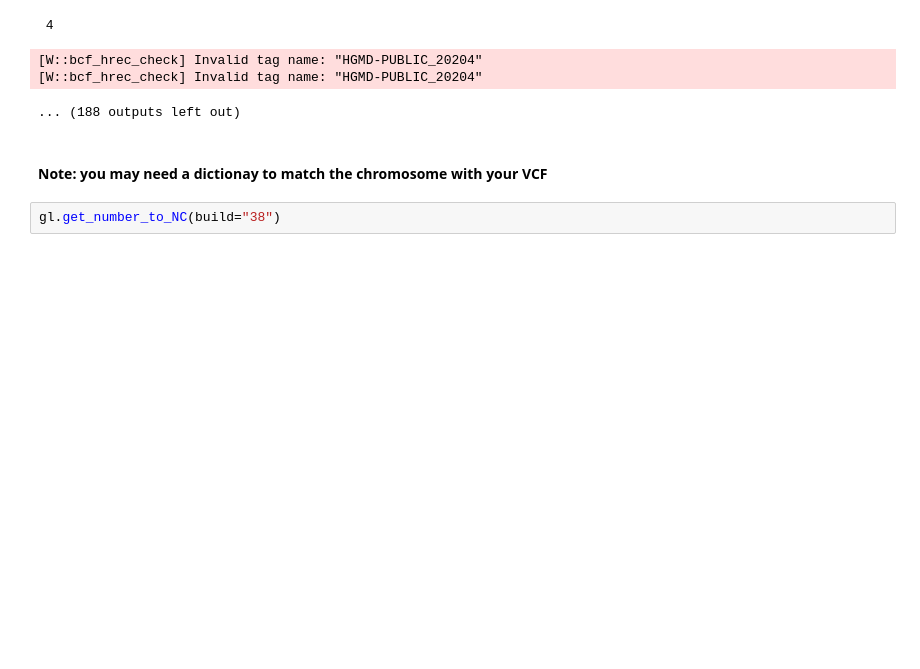
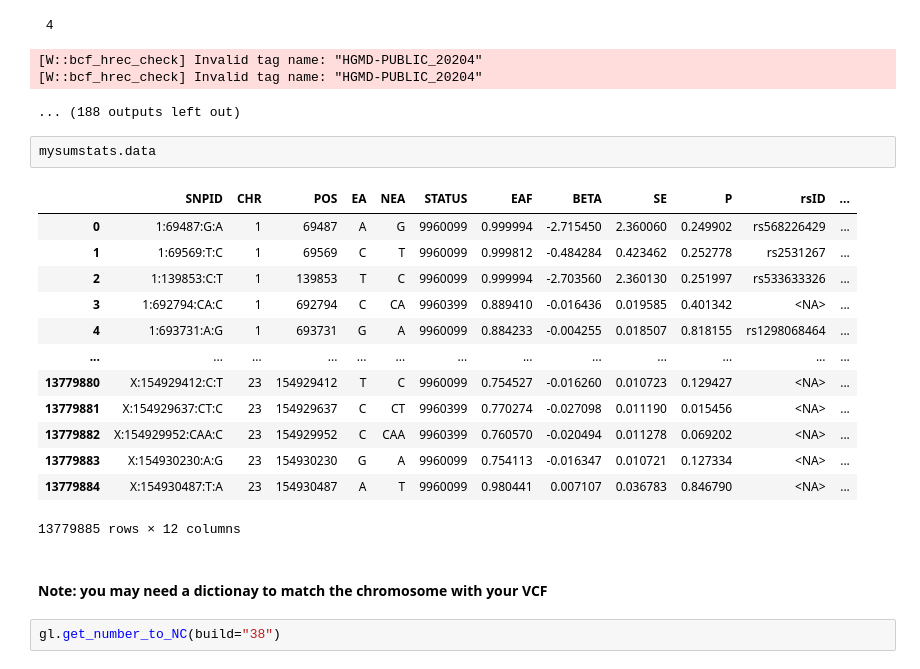
Before and after one commit to rejuve-bio/galaxy-gwas-tools, a Jupyter notebook: Gwaslab/harmonization_rsid.ipynb, the cells around one changed output. Saved outputs shown, nothing was run; the diff lists cells and outputs as text; blank space fills up the shorter version.

```diff
--- a/Gwaslab/harmonization_rsid.ipynb
+++ b/Gwaslab/harmonization_rsid.ipynb
@@ -252,6 +252,22 @@ print("Assignment complete!")
 [W::bcf_hrec_check] Invalid tag name: "HGMD-PUBLIC_20204"
 [W::bcf_hrec_check] Invalid tag name: "HGMD-PUBLIC_20204"
 ... (188 outputs left out)
+# %%
+mysumstats.data
+# %% [output]
+|  | SNPID | CHR | POS | EA | NEA | STATUS | EAF | BETA | SE | P | rsID | ... |
+| 0 | 1:69487:G:A | 1 | 69487 | A | G | 9960099 | 0.999994 | -2.715450 | 2.360060 | 0.249902 | rs568226429 | ... |
+| 1 | 1:69569:T:C | 1 | 69569 | C | T | 9960099 | 0.999812 | -0.484284 | 0.423462 | 0.252778 | rs2531267 | ... |
+| 2 | 1:139853:C:T | 1 | 139853 | T | C | 9960099 | 0.999994 | -2.703560 | 2.360130 | 0.251997 | rs533633326 | ... |
+| 3 | 1:692794:CA:C | 1 | 692794 | C | CA | 9960399 | 0.889410 | -0.016436 | 0.019585 | 0.401342 | <NA> | ... |
+| 4 | 1:693731:A:G | 1 | 693731 | G | A | 9960099 | 0.884233 | -0.004255 | 0.018507 | 0.818155 | rs1298068464 | ... |
+| ... | ... | ... | ... | ... | ... | ... | ... | ... | ... | ... | ... | ... |
+| 13779880 | X:154929412:C:T | 23 | 154929412 | T | C | 9960099 | 0.754527 | -0.016260 | 0.010723 | 0.129427 | <NA> | ... |
+| 13779881 | X:154929637:CT:C | 23 | 154929637 | C | CT | 9960399 | 0.770274 | -0.027098 | 0.011190 | 0.015456 | <NA> | ... |
+| 13779882 | X:154929952:CAA:C | 23 | 154929952 | C | CAA | 9960399 | 0.760570 | -0.020494 | 0.011278 | 0.069202 | <NA> | ... |
+| 13779883 | X:154930230:A:G | 23 | 154930230 | G | A | 9960099 | 0.754113 | -0.016347 | 0.010721 | 0.127334 | <NA> | ... |
+| 13779884 | X:154930487:T:A | 23 | 154930487 | A | T | 9960099 | 0.980441 | 0.007107 | 0.036783 | 0.846790 | <NA> | ... |
+13779885 rows × 12 columns
 # %% [markdown]
 #### Note: you may need a dictionay to match the chromosome with your VCF
 # %%
```
